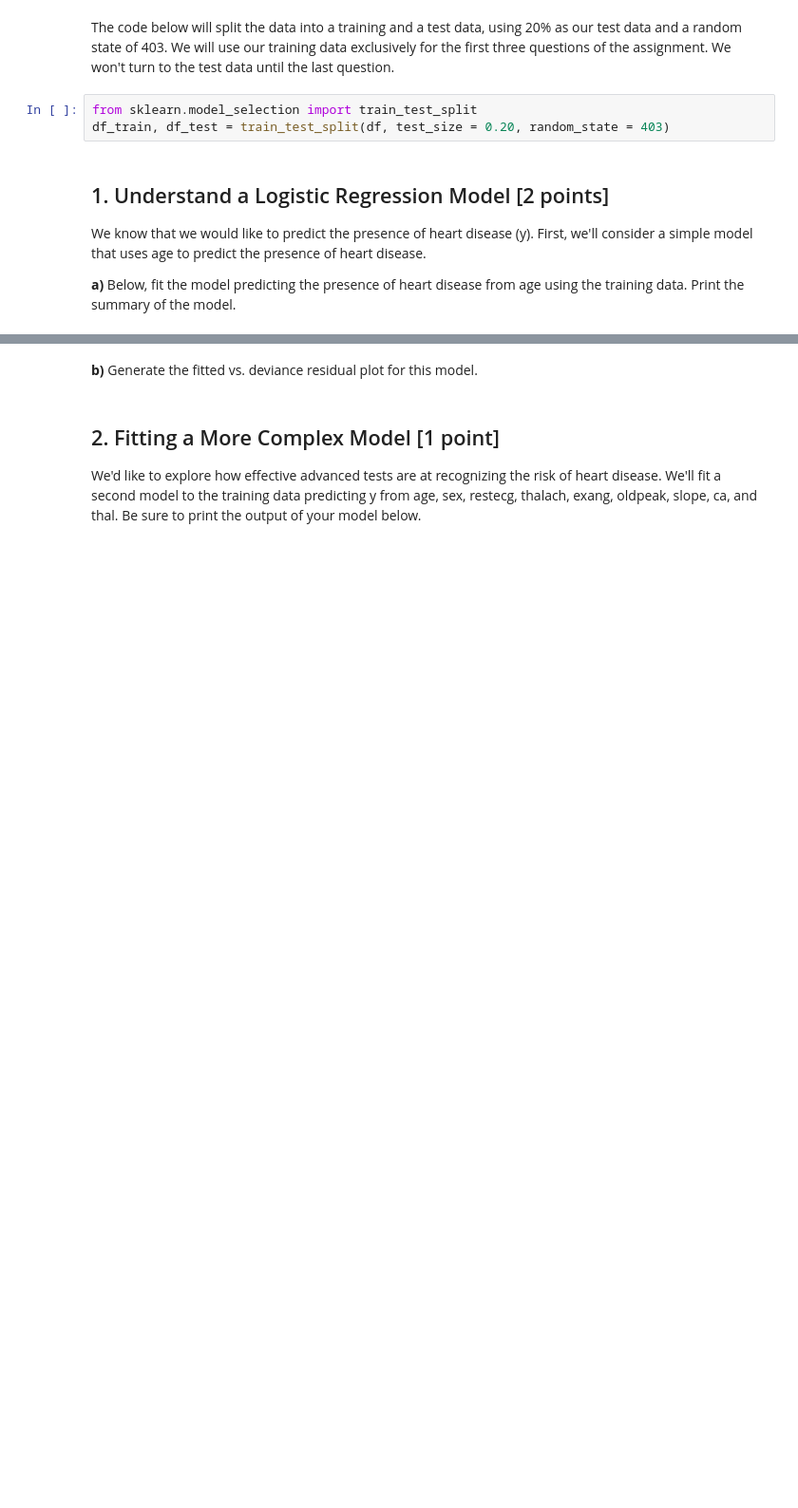
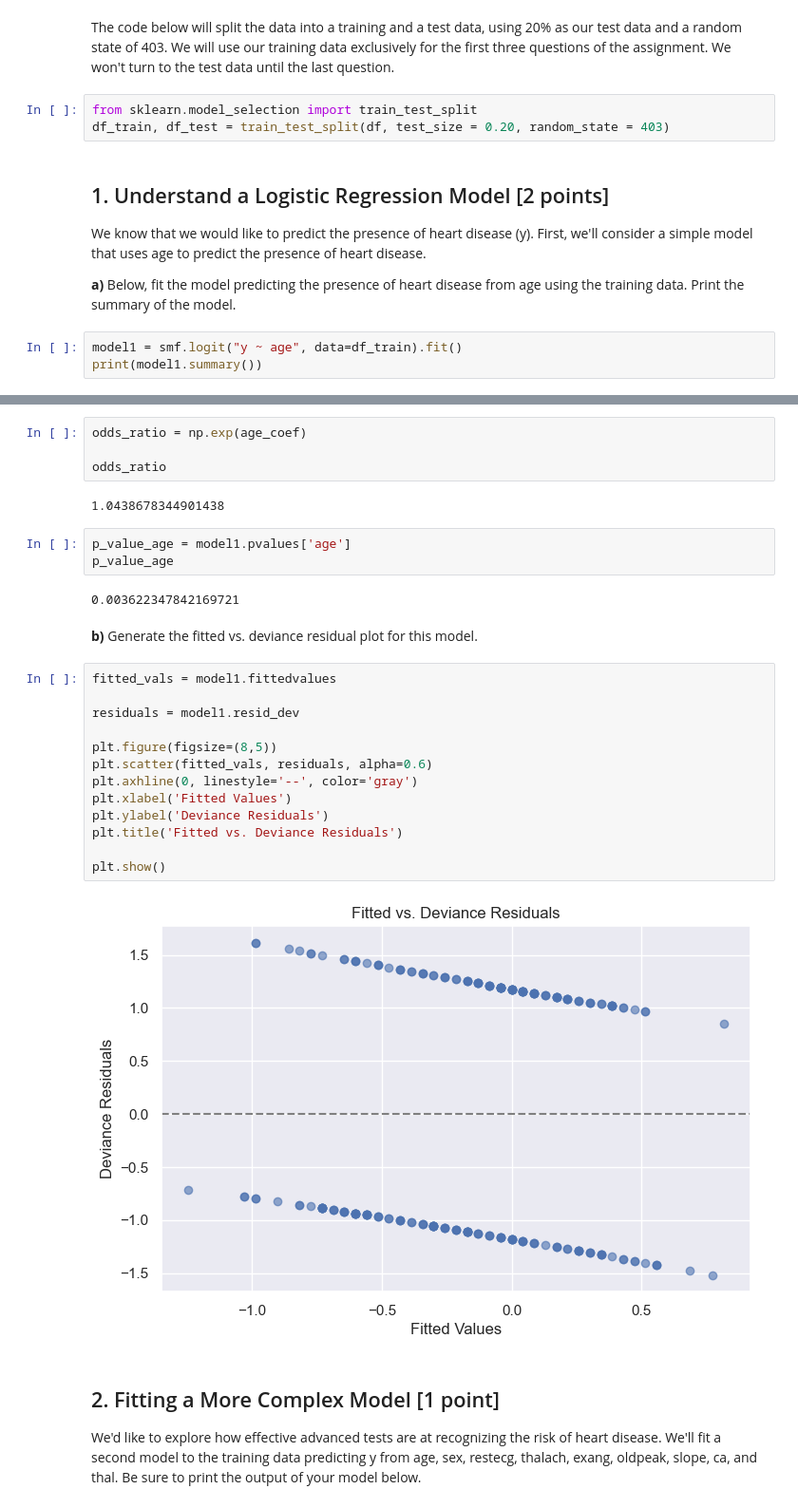
Before and after one commit to soobinj2/stat207, a Jupyter notebook: homework_09/homework_09.ipynb, the cells around one changed output, grey strips where cells are left out. Shown at 95% size. Drawn from its saved outputs; the diff is of its cells as text; blank space fills up the shorter version.

```diff
--- a/homework_09/homework_09.ipynb
+++ b/homework_09/homework_09.ipynb
@@ -67,3 +74,6 @@ df_train, df_test = train_test_split(df, test_size = 0.20, random_state = 403)
 We know that we would like to predict the presence of heart disease (y).  First, we'll consider a simple model that uses age to predict the presence of heart disease.
 
 **a)** Below, fit the model predicting the presence of heart disease from age using the training data.  Print the summary of the model.
+# %%
+model1 = smf.logit("y ~ age", data=df_train).fit()
+print(model1.summary())
@@ -70,5 +126,31 @@ We know that we would like to predict the presence of heart disease (y).  First,
+# %%
+odds_ratio = np.exp(age_coef)
+
+odds_ratio
+# %% [output]
+1.0438678344901438
+# %%
+p_value_age = model1.pvalues['age']
+p_value_age
+# %% [output]
+0.003622347842169721
 # %% [markdown]
 **b)** Generate the fitted vs. deviance residual plot for this model.
+# %%
+fitted_vals = model1.fittedvalues
+
+residuals = model1.resid_dev
+
+plt.figure(figsize=(8,5))
+plt.scatter(fitted_vals, residuals, alpha=0.6)
+plt.axhline(0, linestyle='--', color='gray')
+plt.xlabel('Fitted Values')
+plt.ylabel('Deviance Residuals')
+plt.title('Fitted vs. Deviance Residuals')
+
+plt.show()
+# %% [output]
+[figure, added]
 # %% [markdown]
 ## 2. Fitting a More Complex Model [1 point]
 
```
Also changed, not shown: parts of 14 cells of this notebook, 2 other files.
